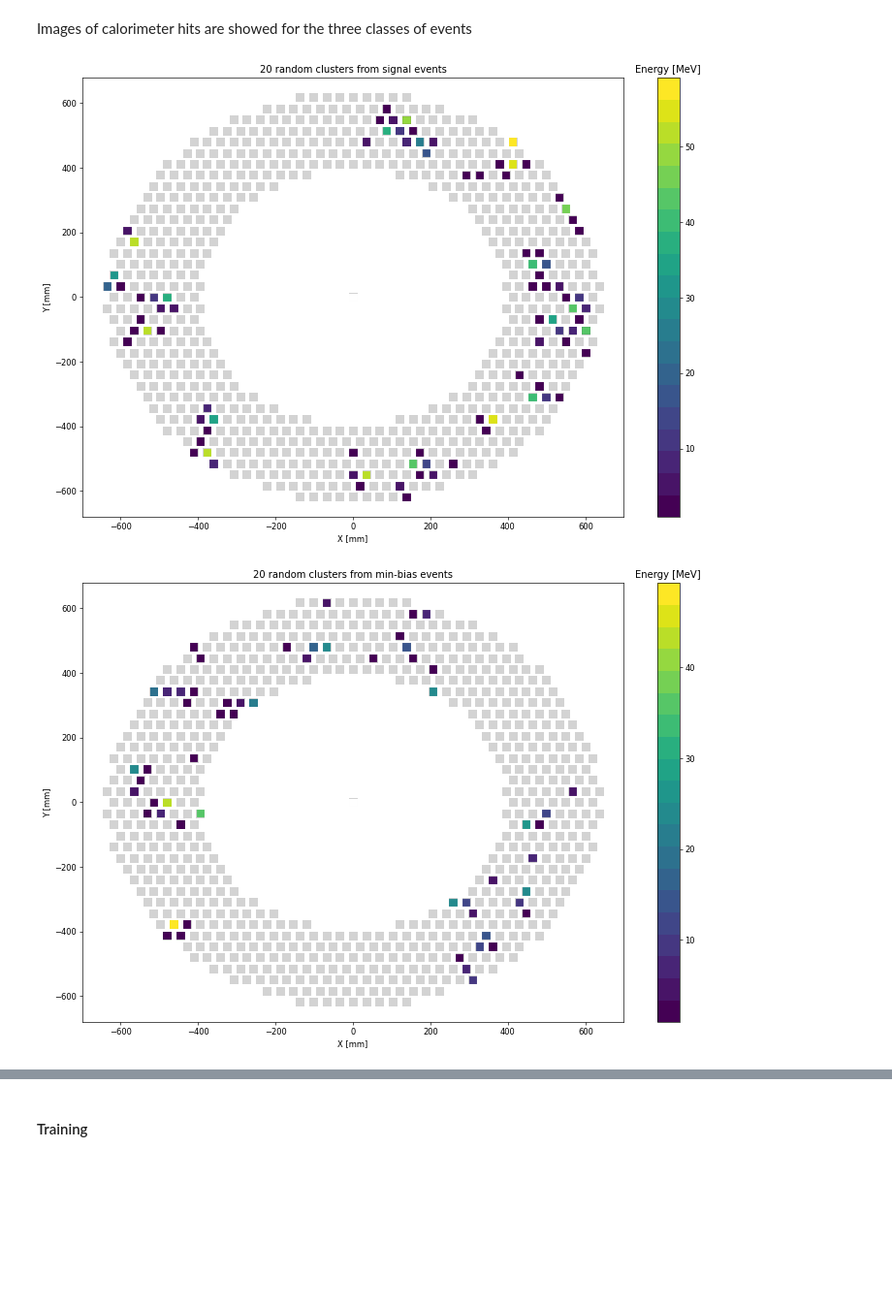
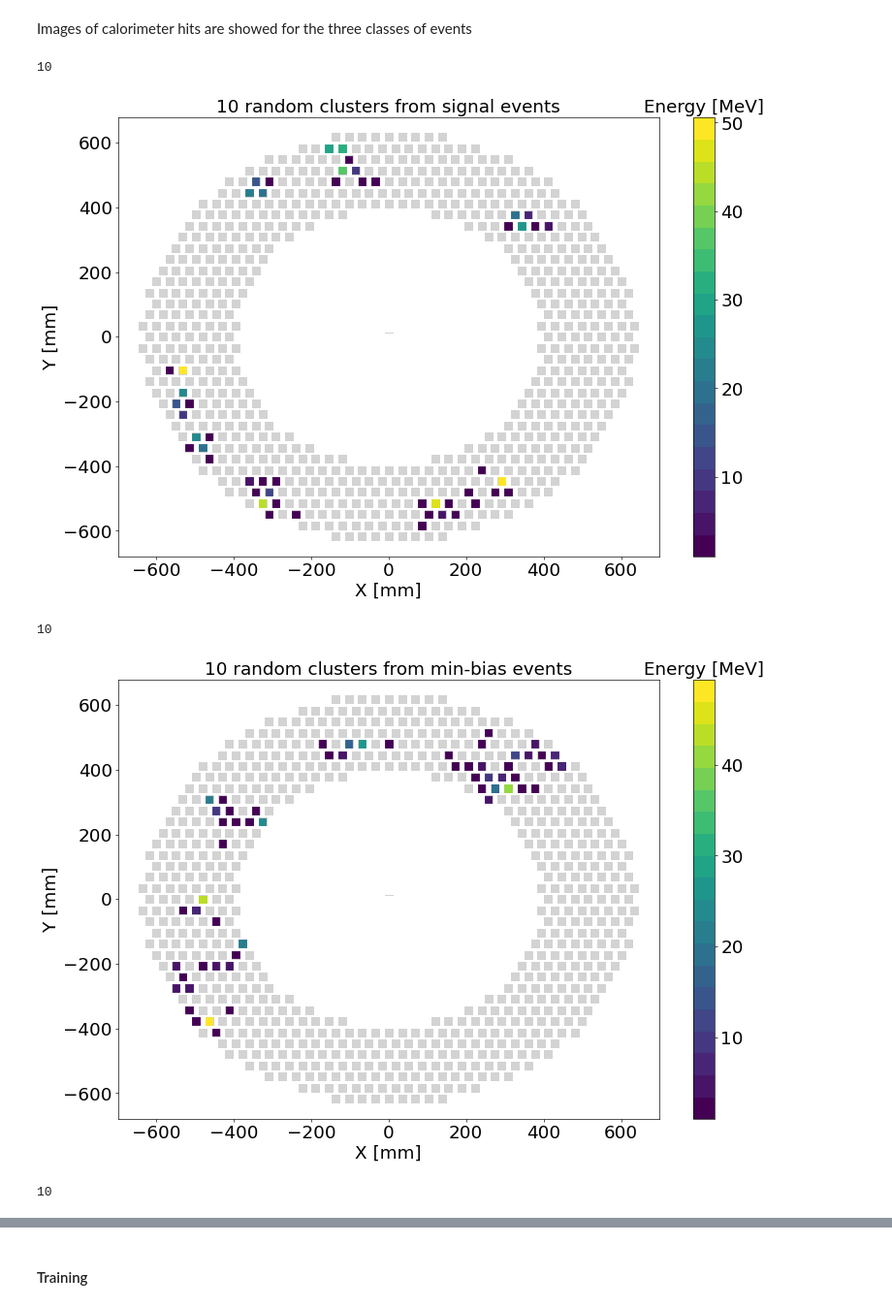
Before and after one commit to raeubaen/RadioMonteCarlo, a Jupyter notebook: keras_train_final.ipynb, the cells around one changed output, grey strips where cells are left out. Shown: that part at 97% size. Drawn from its saved outputs; the diff is of its cells as text; code cells hidden in the pictures; blank space fills up the shorter version.

```diff
--- a/keras_train_final.ipynb
+++ b/keras_train_final.ipynb
@@ -63,26 +81,32 @@ Images of calorimeter hits are showed for the three classes of events
 # %%
 chs = [signal, mnbs, cosmics]
 ch_names = ["signal", "min-bias", "cosmic"]
 
 cmap = plt.get_cmap('viridis', 20)
 cmap.set_under('white')
 
-N = 20
+N = 10
 for ch, name in zip(chs, ch_names):
   evs = np.random.randint(0, high=len(ch["points"]), size=N, dtype=int)
-  m = ch["mask"][evs, :, 0]
+  print(len(evs))
   plt.figure(figsize=(15, 10), dpi=60)
   plt.scatter(cosmics["points"][:, :, 0], cosmics["points"][:, :, 1], marker="s", s=80, color="lightgrey")
   arr_xy = ch["points"][evs]
   x, y = arr_xy[:, :, 0], arr_xy[:, :, 1]
   e = ch["features"][evs][:, :, 0]
   plt.scatter(x, y, c=e, cmap=cmap, vmin=1, marker="s", s=80)
-  plt.title(f"{N} random clusters from {name} events")
-  plt.xlabel("X [mm]")
-  plt.ylabel("Y [mm]")
+  plt.title(f"{N} random clusters from {name} events", fontsize=22)
+  plt.xlabel("X [mm]", fontsize=22)
+  plt.ylabel("Y [mm]", fontsize=22)
+  plt.xticks(fontsize=22)
+  plt.yticks(fontsize=22)
   clb = plt.colorbar()
-  clb.ax.set_title('Energy [MeV]',fontsize=12)
+  clb.ax.set_title('Energy [MeV]',fontsize=22)
+  clb.ax.tick_params(labelsize=22)
   plt.show()
 # %% [output]
+10
-[figure, old version]
+[figure, new version]
+10
-[figure, old version]
+[figure, new version]
+10
```
Also changed, not shown: parts of 2 cells of this notebook.
